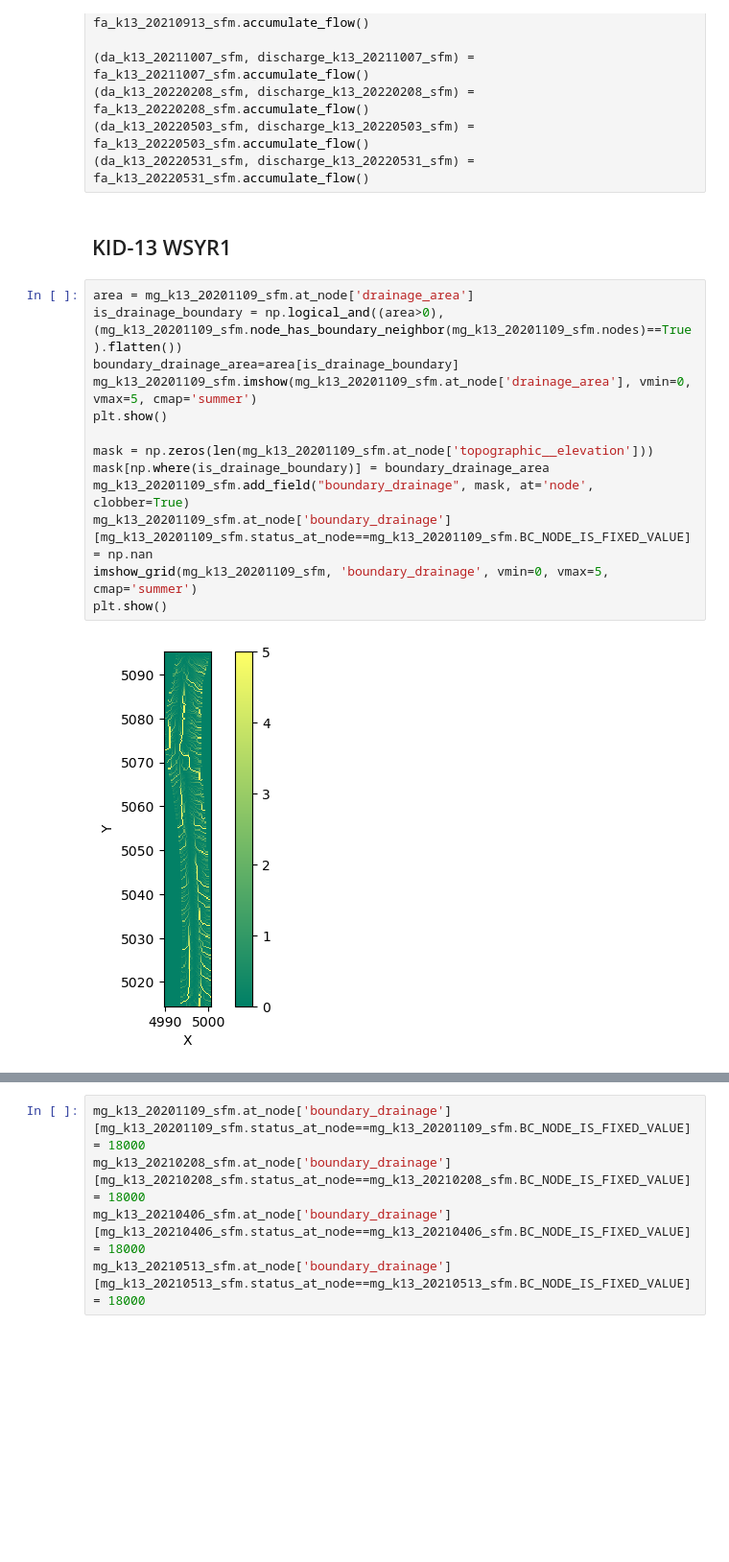
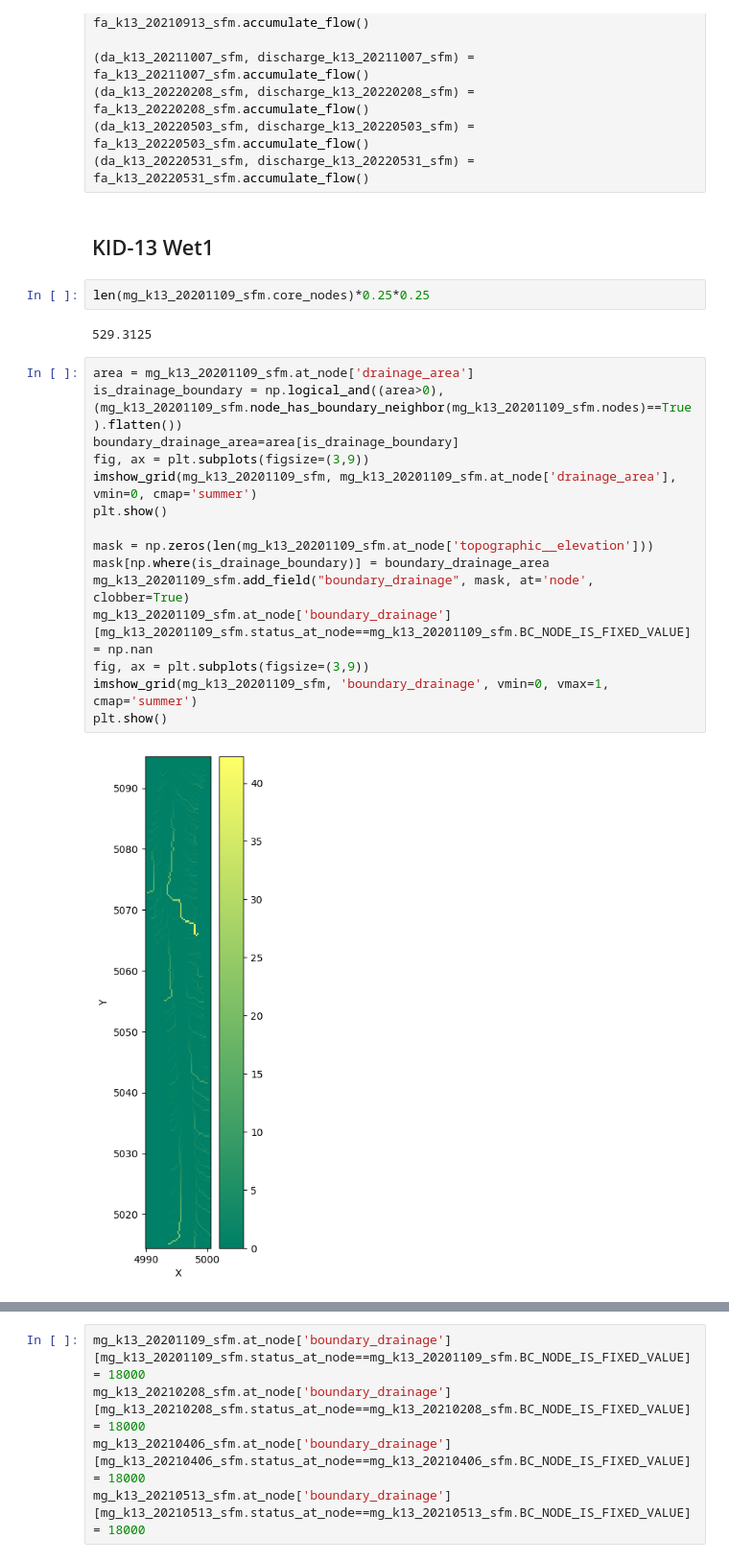
Before and after one commit to amanaster2/ll_micro, a Jupyter notebook: flowAccumulation_k13.ipynb, the cells around one changed output, grey strips where cells are left out. Shown at 96% size. Saved outputs shown, nothing was run; the diff lists cells and outputs as text; blank space fills up the shorter version.

```diff
--- a/flowAccumulation_k13.ipynb
+++ b/flowAccumulation_k13.ipynb
@@ -136,19 +136,25 @@ fa_k13_20220531_sfm = FlowAccumulator(mg_k13_20220531_sfm,
 (da_k13_20220503_sfm, discharge_k13_20220503_sfm) = fa_k13_20220503_sfm.accumulate_flow()
 (da_k13_20220531_sfm, discharge_k13_20220531_sfm) = fa_k13_20220531_sfm.accumulate_flow()
 # %% [markdown]
-## KID-13 WSYR1
+## KID-13 Wet1
+# %%
+len(mg_k13_20201109_sfm.core_nodes)*0.25*0.25
+# %% [output]
+529.3125
 # %%
 area = mg_k13_20201109_sfm.at_node['drainage_area']
 is_drainage_boundary = np.logical_and((area>0), (mg_k13_20201109_sfm.node_has_boundary_neighbor(mg_k13_20201109_sfm.nodes)==True).flatten())
 boundary_drainage_area=area[is_drainage_boundary]
-mg_k13_20201109_sfm.imshow(mg_k13_20201109_sfm.at_node['drainage_area'], vmin=0, vmax=5, cmap='summer')
+fig, ax = plt.subplots(figsize=(3,9))
+imshow_grid(mg_k13_20201109_sfm, mg_k13_20201109_sfm.at_node['drainage_area'], vmin=0, cmap='summer')
 plt.show()
 
 mask = np.zeros(len(mg_k13_20201109_sfm.at_node['topographic__elevation']))
 mask[np.where(is_drainage_boundary)] = boundary_drainage_area
 mg_k13_20201109_sfm.add_field("boundary_drainage", mask, at='node', clobber=True)
 mg_k13_20201109_sfm.at_node['boundary_drainage'][mg_k13_20201109_sfm.status_at_node==mg_k13_20201109_sfm.BC_NODE_IS_FIXED_VALUE] = np.nan
-imshow_grid(mg_k13_20201109_sfm, 'boundary_drainage', vmin=0, vmax=5, cmap='summer')
+fig, ax = plt.subplots(figsize=(3,9))
+imshow_grid(mg_k13_20201109_sfm, 'boundary_drainage', vmin=0, vmax=1, cmap='summer')
 plt.show()
 # %% [output]
-[figure, old version]
+[figure, new version]
```
Also changed, not shown: parts of 14 cells of this notebook, 2 other files.
